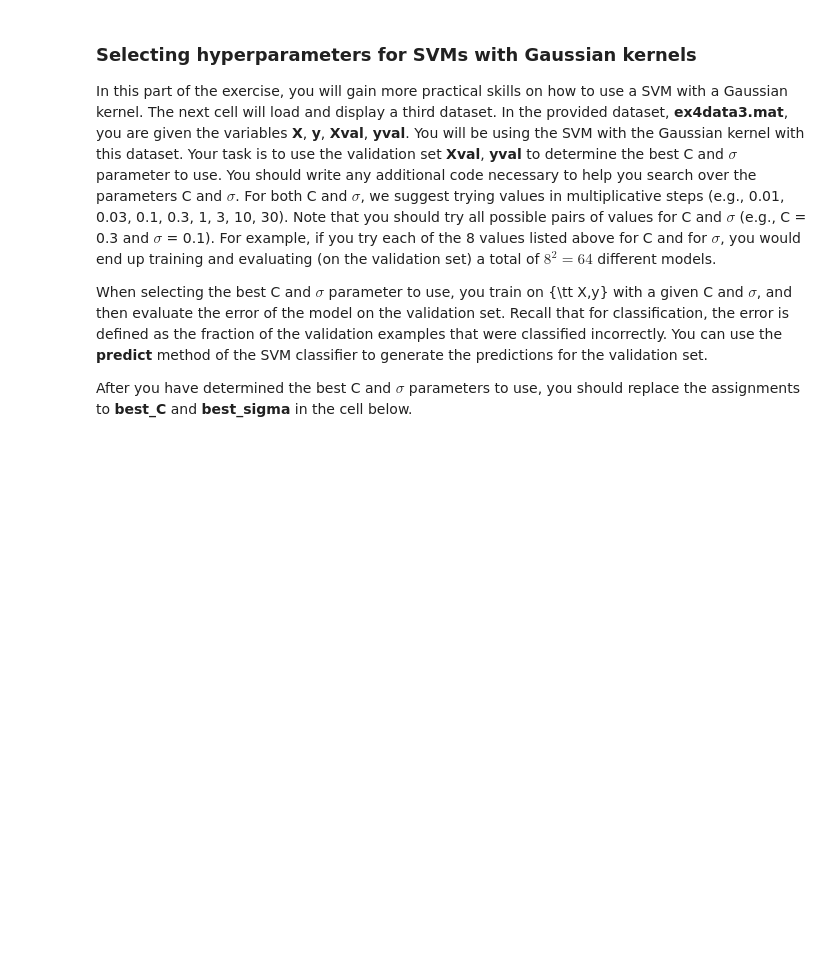
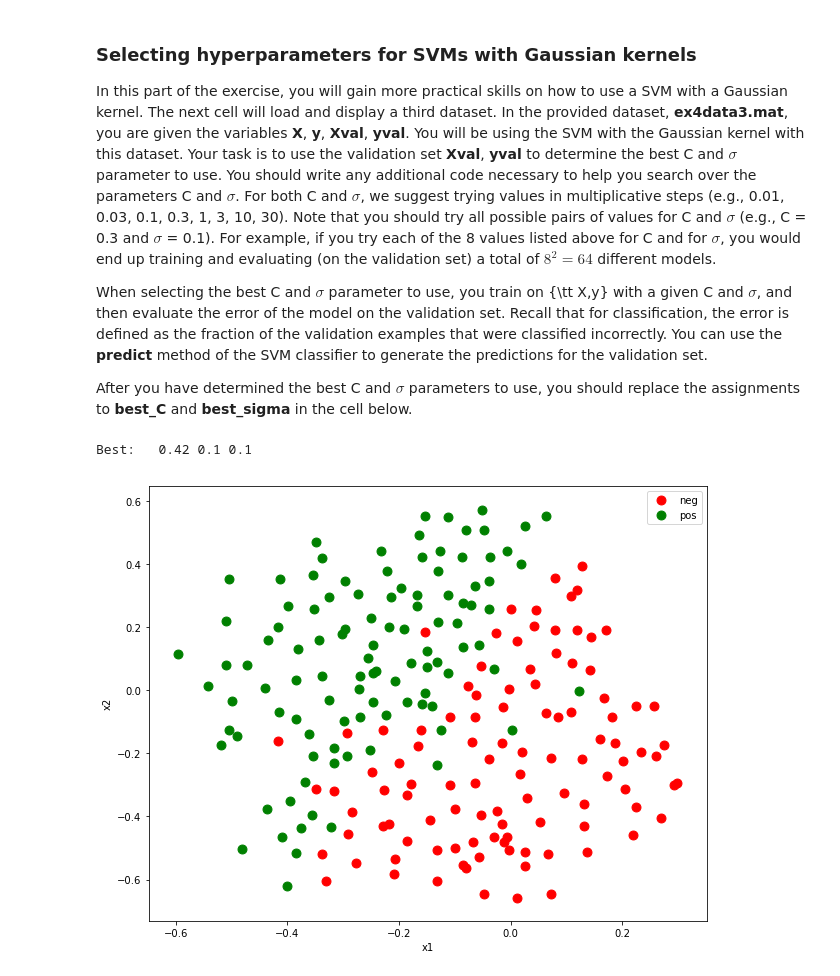
Before and after one commit to xystevensun/comp540, a Jupyter notebook: homework/hw4/binary_svm.ipynb, the cells around one changed output. Cells and saved outputs as stored; diff of their text form; code cells hidden in the pictures; blank space fills up the shorter version.

```diff
--- a/homework/hw4/binary_svm.ipynb
+++ b/homework/hw4/binary_svm.ipynb
@@ -270,39 +317,67 @@ should replace the assignments to **best\_C** and **best\_sigma** in the cell be
 # load ex4data3.mat
 
 X,y,Xval,yval = utils.loadval_mat('data/ex4data3.mat')
-
+# print X.shape, Xval.shape
 # transform y and yval from [0,1] to [-1,1]
 
 yy = np.ones(y.shape)
 yy[y == 0] = -1
 
 yyval = np.ones(yval.shape)
 yyval[yval == 0] = -1
 
 # visualize the data
 
 utils.plot_twoclass_data(X,y,'x1', 'x2',['neg','pos'])
 
 
 ############################################################################
 # TODO                                                                     #
 # select hyperparameters C and sigma for this dataset using                #
 # Xval and yval                                                            #
 ############################################################################
 Cvals = [0.01,0.03,0.1,0.3,1,3,10,30]
 sigma_vals = [0.01,0.03,0.1,0.3,1,3,10,30]
+# Cvals = [0.01]
+# sigma_vals = [0.01]
 
 # TODO
 # select hyperparameters here; loopover all Cvals and sigma_vals.
 # About 8-10 lines of code here
+# convert X to kernel form with the kernel function
+Best_C = None
+Best_sigma = None
+Best_accuracy = 0.0
 
+for sigma in sigma_vals:
+    K = np.array([utils.gaussian_kernel(x1,x2,sigma) for x1 in X for x2 in X]).reshape(X.shape[0],X.shape[0])
+    scaler = preprocessing.StandardScaler().fit(K)
+    scaleK = scaler.transform(K)
+    KK = np.vstack([np.ones((scaleK.shape[0],)),scaleK.T]).T
 
+    Kval = np.array([utils.gaussian_kernel(x1,x2,sigma) for x1 in Xval for x2 in X]).reshape(Xval.shape[0],X.shape[0])
+    scalerval = preprocessing.StandardScaler().fit(Kval)
+    scaleKval = scalerval.transform(Kval)
+    KKval = np.vstack([np.ones((scaleKval.shape[0],)),scaleKval.T]).T
 
-
-
+    for C in Cvals:
+        svm = LinearSVM_twoclass()
+        svm.theta = np.zeros((KK.shape[1],))
+        a = svm.train(KK,yy,learning_rate=1e-4,reg=C,num_iters=20000,verbose=False,batch_size=KK.shape[0])
+        y_predval = svm.predict(KKval)
+        accuracy = 1.0 * np.sum(y_predval == yval)/yval.shape[0]
+        if Best_accuracy < accuracy:
+            Best_accuracy = accuracy
+            Best_C = C;
+            Best_sigma = sigma
+print "Best:\t", Best_accuracy, Best_C, Best_sigma
+#         utils.plot_decision_kernel_boundary(X,y,scaler,sigma,svm,'','',['neg','pos'])
 ############################################################################
 #       END OF YOUR CODE                                                   #
 ############################################################################
+# %% [output]
+Best:   0.42 0.1 0.1
+[figure, added]
 # %%
 # TODO: make sure you put in the best_C and best_sigma from the analysis above!
 
```
Also changed, not shown: parts of 6 cells of this notebook, 4 other files.
